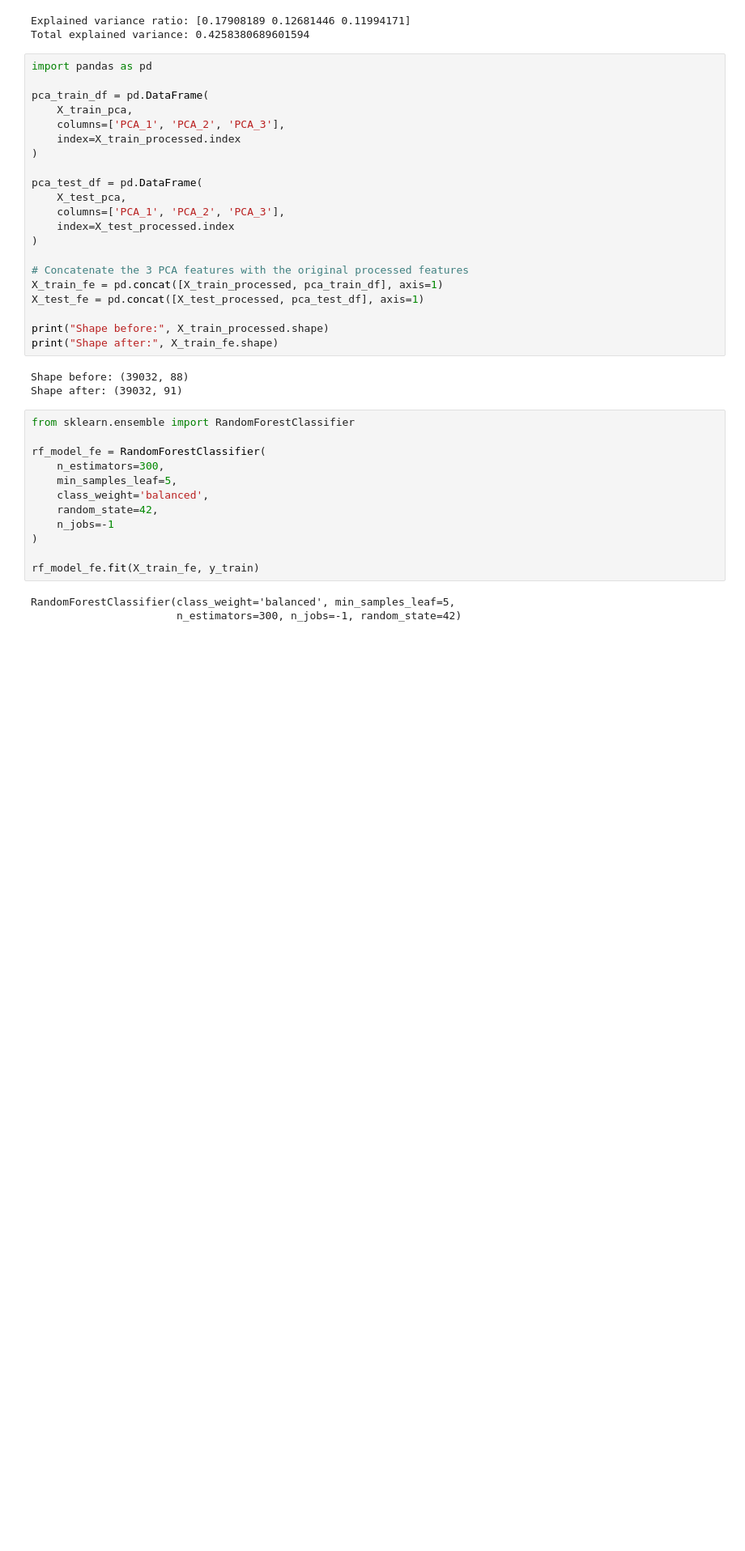
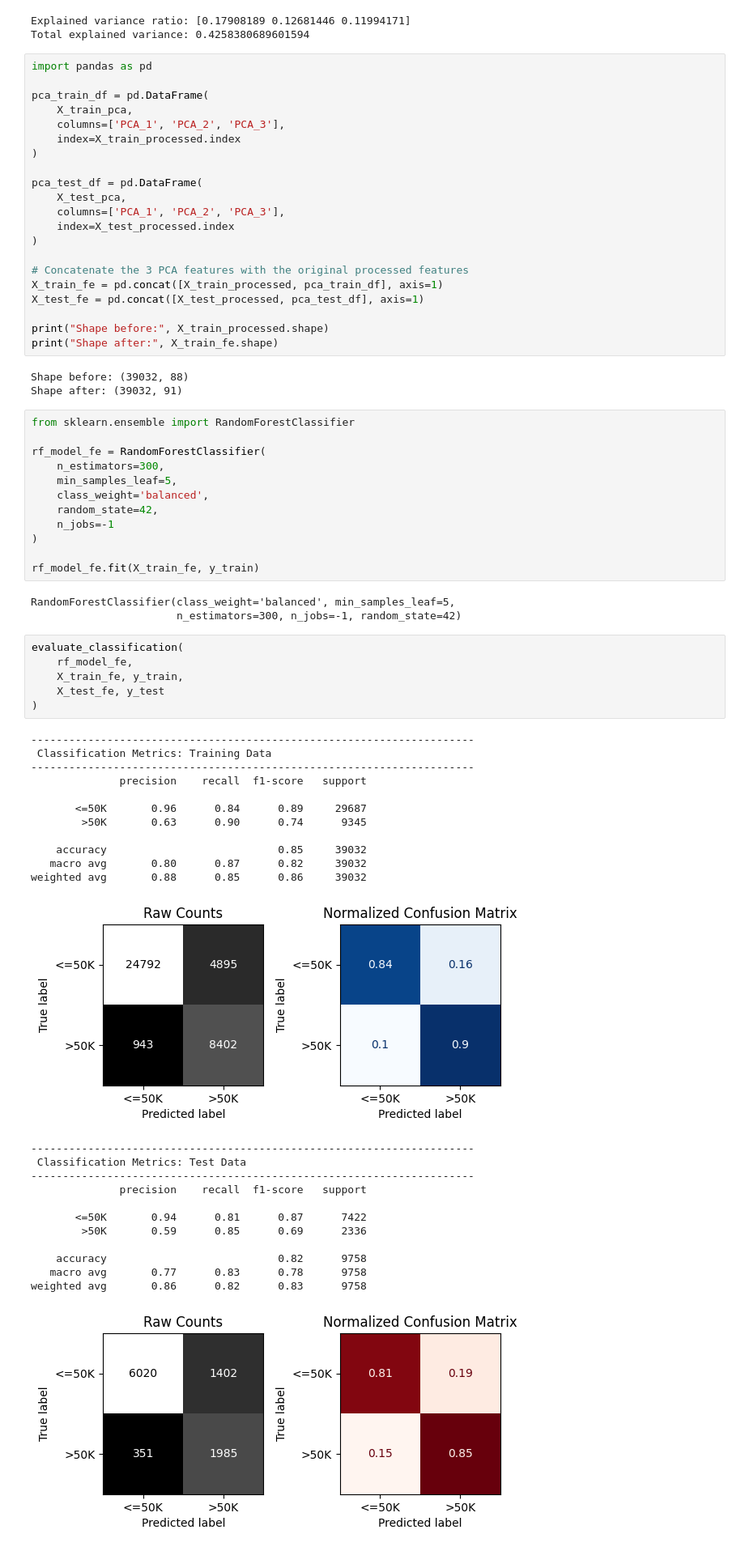
Before and after one commit to Hala-sala7/adult-income-dataset, a Jupyter notebook: project2.ipynb, the cells around one changed output. Shown at 81% size. Cells and saved outputs as stored; diff of their text form; blank space fills up the shorter version.

```diff
--- a/project2.ipynb
+++ b/project2.ipynb
@@ -1208,3 +1216,34 @@ rf_model_fe.fit(X_train_fe, y_train)
 # %% [output]
 RandomForestClassifier(class_weight='balanced', min_samples_leaf=5,
                        n_estimators=300, n_jobs=-1, random_state=42)
+# %%
+evaluate_classification(
+    rf_model_fe,
+    X_train_fe, y_train,
+    X_test_fe, y_test
+)
+# %% [output]
+----------------------------------------------------------------------
+ Classification Metrics: Training Data
+----------------------------------------------------------------------
+              precision    recall  f1-score   support
+
+       <=50K       0.96      0.84      0.89     29687
+        >50K       0.63      0.90      0.74      9345
+
+    accuracy                           0.85     39032
+   macro avg       0.80      0.87      0.82     39032
+weighted avg       0.88      0.85      0.86     39032
+[figure, added]
+----------------------------------------------------------------------
+ Classification Metrics: Test Data
+----------------------------------------------------------------------
+              precision    recall  f1-score   support
+
+       <=50K       0.94      0.81      0.87      7422
+        >50K       0.59      0.85      0.69      2336
+
+    accuracy                           0.82      9758
+   macro avg       0.77      0.83      0.78      9758
+weighted avg       0.86      0.82      0.83      9758
+[figure, added]
```
Also changed, not shown: parts of 17 cells of this notebook.
